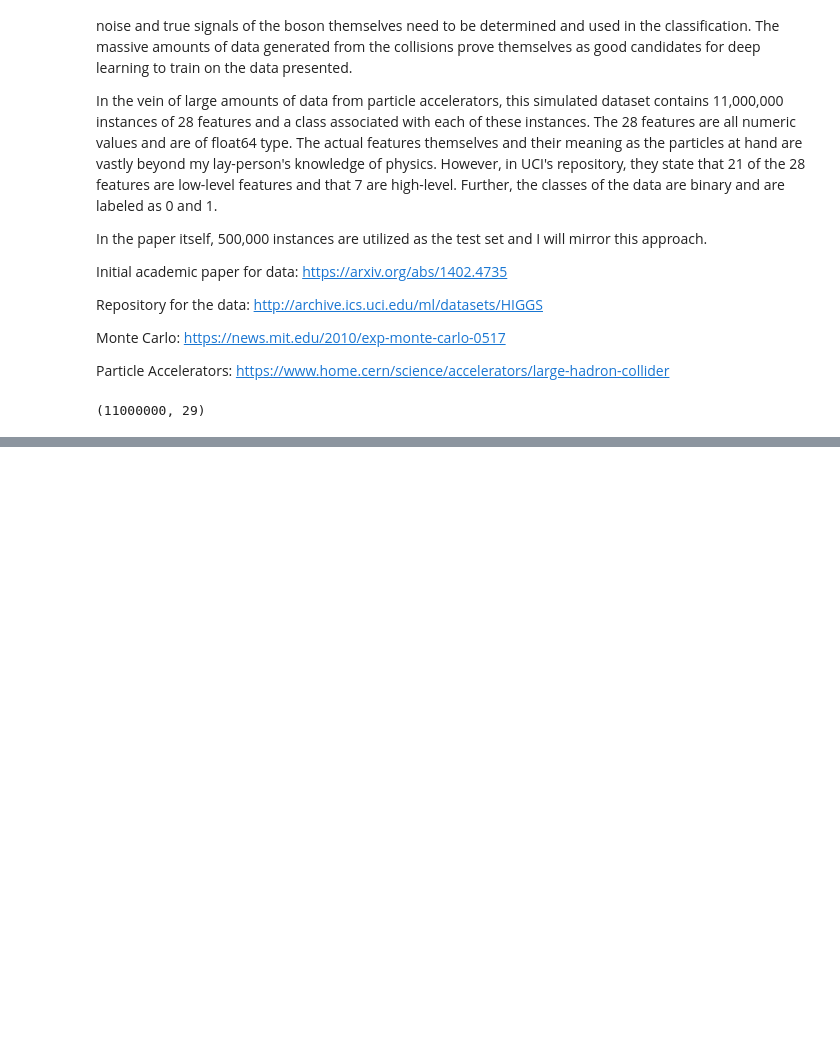
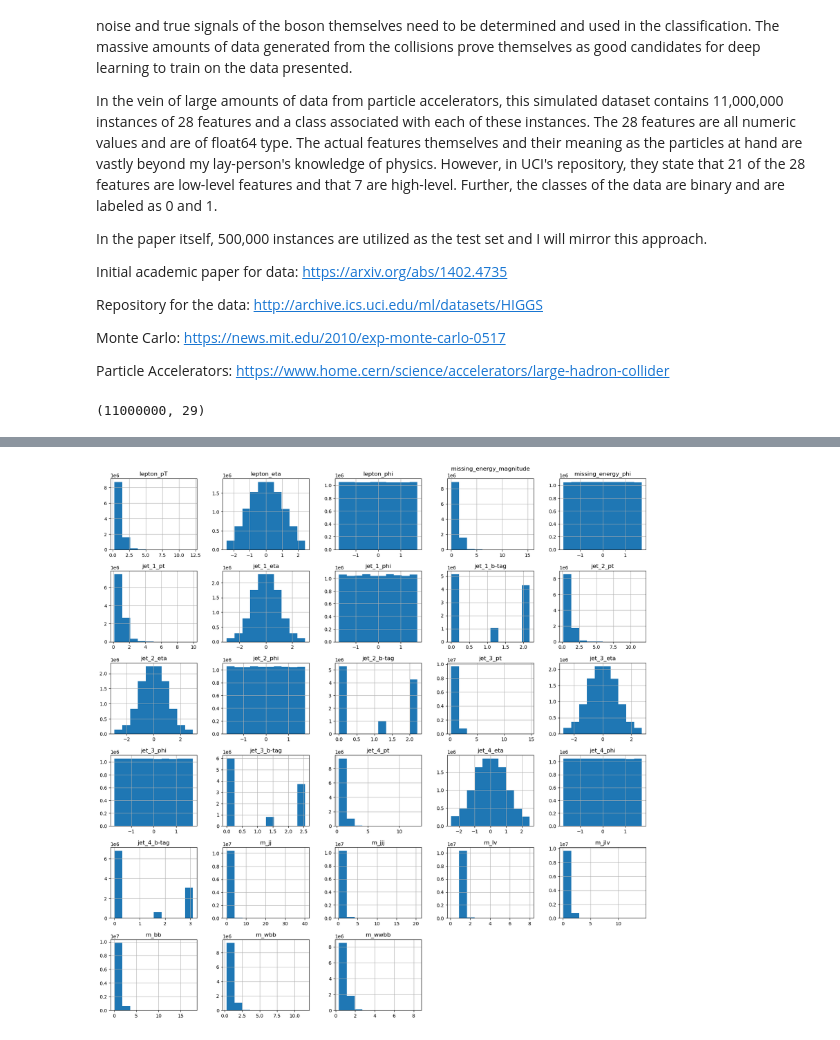
Before and after one commit to skembr01/Higgs_NN_Classifier, a Jupyter notebook: notebook.ipynb, the cells around one changed output, grey strips where cells are left out. Drawn from its saved outputs; the diff is of its cells as text; code cells hidden in the pictures; blank space fills up the shorter version.

```diff
--- a/notebook.ipynb
+++ b/notebook.ipynb
@@ -211,0 +262,6 @@ charts
+# %%
+##histogram
+train.drop('class', axis = 1).hist(figsize=(20, 20))
+plt.show()
+# %% [output]
+[figure, added]
```
Also changed, not shown: parts of 16 cells of this notebook.
